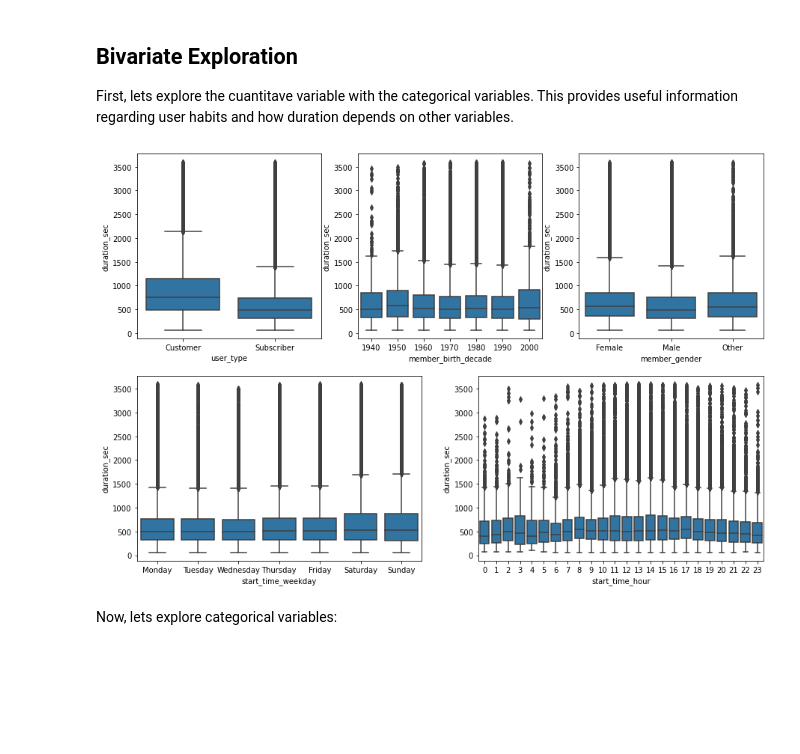
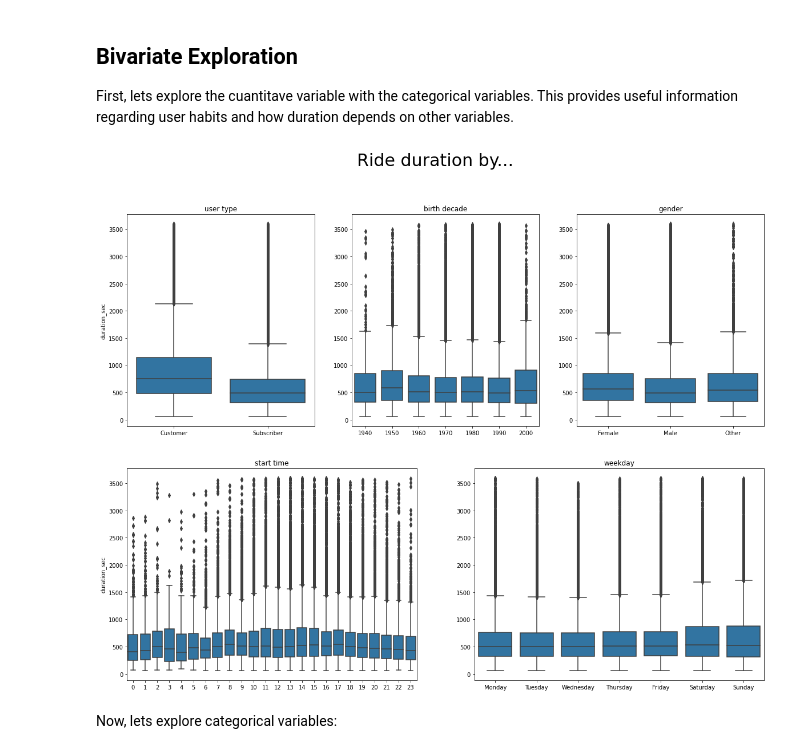
Before and after one commit to aingelmo/portfolio, a Jupyter notebook: Udacity/Project_5_Communicate-Data-Findings/exploration_template.ipynb, the cells around one changed output. Saved outputs shown, nothing was run; the diff lists cells and outputs as text; code cells hidden in the pictures; blank space fills up the shorter version.

```diff
--- a/Udacity/Project_5_Communicate-Data-Findings/exploration_template.ipynb
+++ b/Udacity/Project_5_Communicate-Data-Findings/exploration_template.ipynb
@@ -302,29 +331,38 @@ For the second problem, all users with decades of birth older than 1940's were d
 First, lets explore the cuantitave variable with the categorical variables. This provides useful information regarding user habits and how duration depends on other variables.
 # %%
 #Set figure size
-plt.figure(figsize=(15,10))
+fig = plt.figure(figsize=(20,15))
+
+fig.suptitle('Ride duration by...', fontsize=30)
 
 #Duration per user
-plt.subplot(2, 3, 1)
-sb.boxplot(data=ford_clean, x="user_type", y="duration_sec", color=base_color);
+ax1 = plt.subplot(231)
+sb.boxplot(data=ford_clean, x="user_type", y="duration_sec", color=base_color, ax=ax1)
+ax1.set(xlabel=None, title='user type')
 
 #Duration per decade of birth
-plt.subplot(2, 3, 2)
-sb.boxplot(data=ford_clean, x="member_birth_decade", y="duration_sec", color=base_color);
+ax2 = plt.subplot(232, sharey=ax1)
+sb.boxplot(data=ford_clean, x="member_birth_decade", y="duration_sec", color=base_color, ax=ax2)
+ax2.set(xlabel=None, ylabel=None, title='birth decade')
 
 #Duration per gender
-plt.subplot(2, 3, 3)
-sb.boxplot(data=ford_clean, x="member_gender", y="duration_sec", color=base_color);
+ax3 = plt.subplot(233, sharey=ax1)
+sb.boxplot(data=ford_clean, x="member_gender", y="duration_sec", color=base_color, ax=ax3)
+ax3.set(xlabel=None, ylabel=None, title='gender')
 
 #Duration per start hour
-plt.subplot(2, 2, 4)
-sb.boxplot(data=ford_clean, x="start_time_hour", y="duration_sec", color=base_color);
+ax4 = plt.subplot(223)
+sb.boxplot(data=ford_clean, x="start_time_hour", y="duration_sec", color=base_color, ax=ax4)
+ax4.set(xlabel=None, title='start time')
 
 #Duration per start weekday
-plt.subplot(2, 2, 3)
-sb.boxplot(data=ford_clean, x="start_time_weekday", y="duration_sec", color=base_color, order=week_order);
+ax5 = plt.subplot(224, sharey=ax4)
+sb.boxplot(data=ford_clean, x="start_time_weekday", y="duration_sec", color=base_color, order=week_order, ax=ax5)
+ax5.set(xlabel=None, ylabel=None, title='weekday')
+
+plt.show()
 # %% [output]
-[figure, old version]
+[figure, new version]
 # %% [markdown]
 Now, lets explore categorical variables:
 # %%
```
Also changed, not shown: parts of 14 cells of this notebook.
